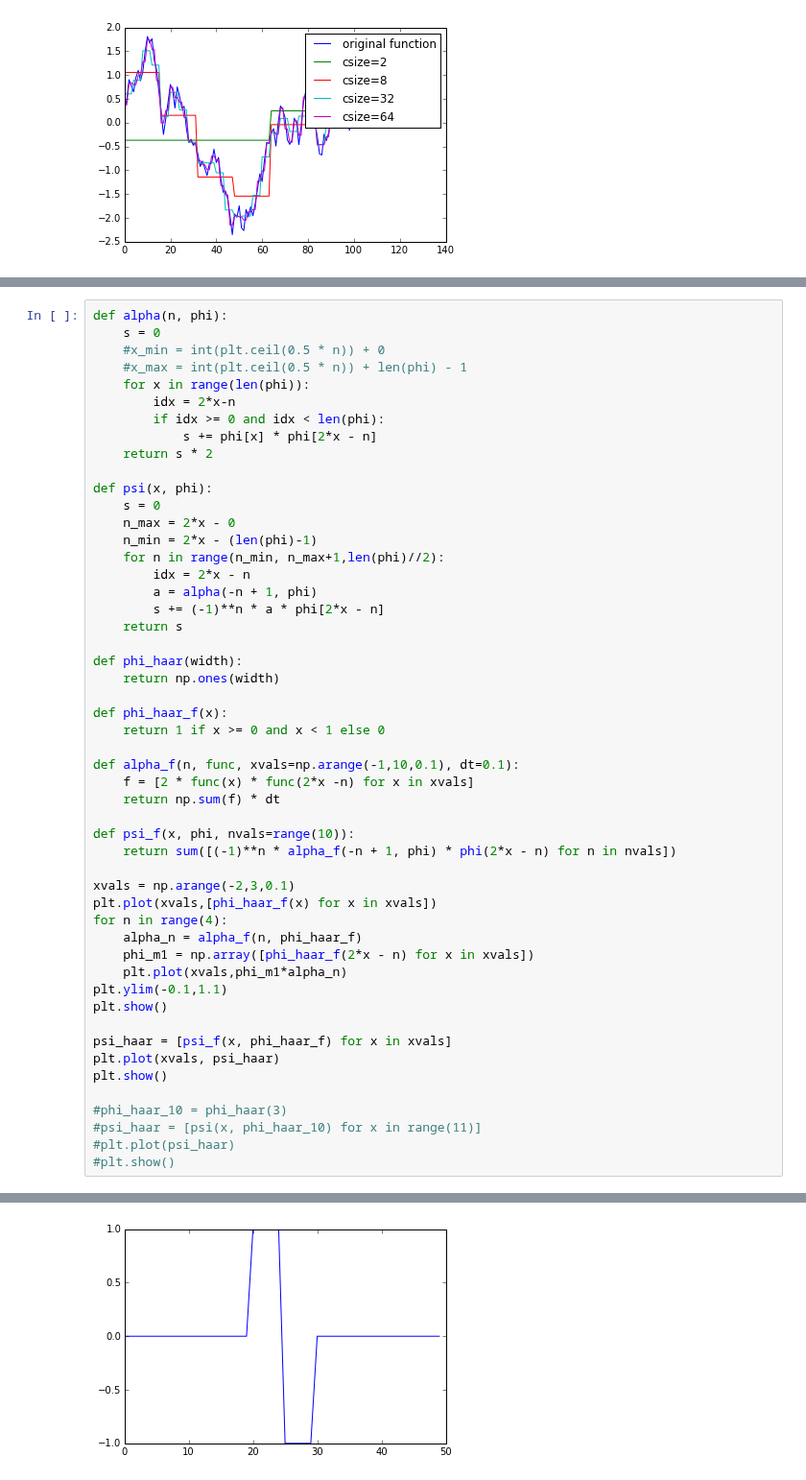
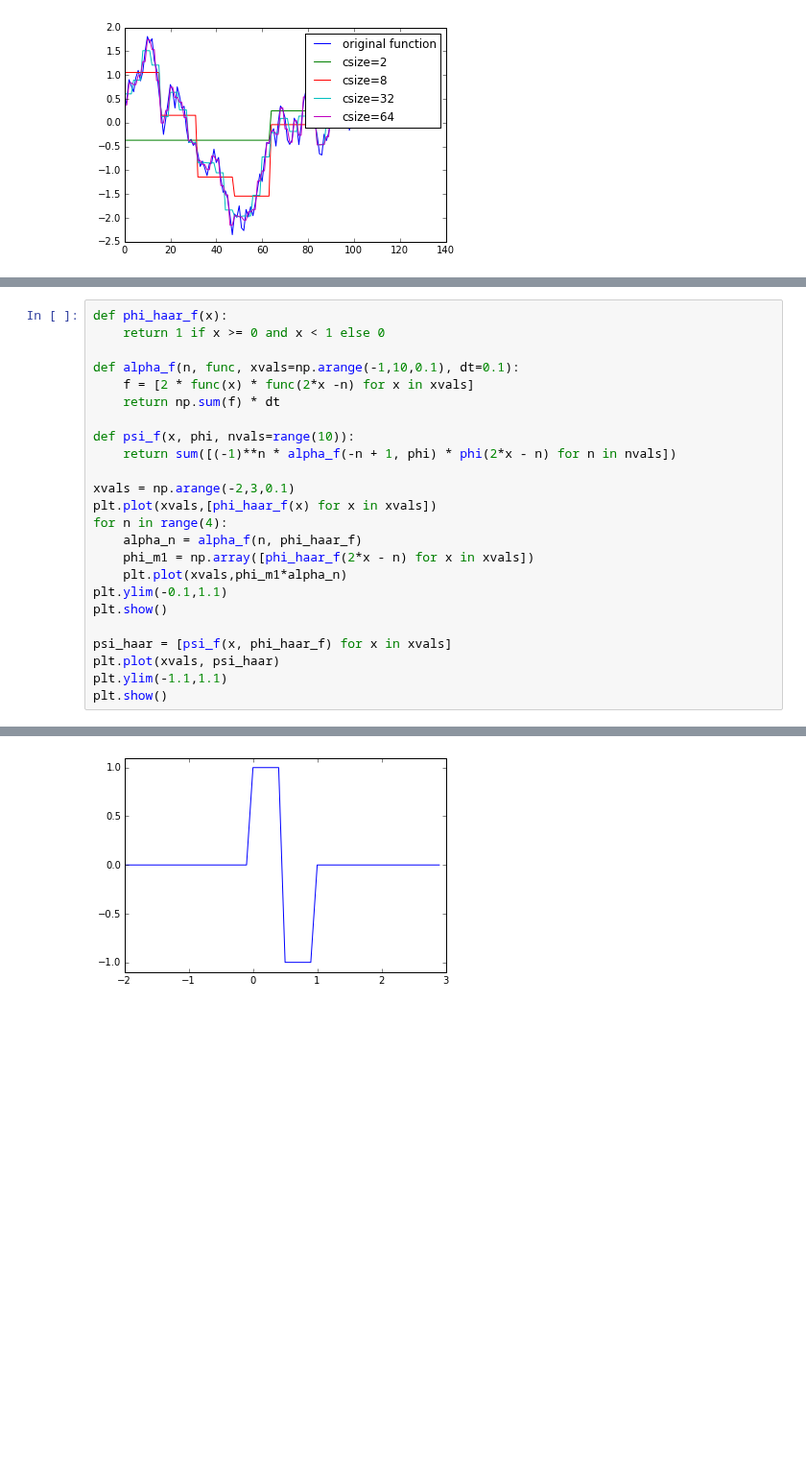
Before and after one commit to CSchoel/learn-wavelets, a Jupyter notebook: wavelet-introduction.ipynb, the cells around one changed output, grey strips where cells are left out. Shown at 96% size. Drawn from its saved outputs; the diff is of its cells as text; blank space fills up the shorter version.

```diff
--- a/wavelet-introduction.ipynb
+++ b/wavelet-introduction.ipynb
@@ -629,54 +652,27 @@ There are, of course, other wavelets that have more practically relevant propert
 # %%
-def alpha(n, phi):
-    s = 0
-    #x_min = int(plt.ceil(0.5 * n)) + 0
-    #x_max = int(plt.ceil(0.5 * n)) + len(phi) - 1
-    for x in range(len(phi)):
-        idx = 2*x-n
-        if idx >= 0 and idx < len(phi):
-            s += phi[x] * phi[2*x - n]
-    return s * 2
-
-def psi(x, phi):
-    s = 0
-    n_max = 2*x - 0
-    n_min = 2*x - (len(phi)-1)
-    for n in range(n_min, n_max+1,len(phi)//2):
-        idx = 2*x - n
-        a = alpha(-n + 1, phi)
-        s += (-1)**n * a * phi[2*x - n]
-    return s
-
-def phi_haar(width):
-    return np.ones(width)
-
 def phi_haar_f(x):
     return 1 if x >= 0 and x < 1 else 0
 
 def alpha_f(n, func, xvals=np.arange(-1,10,0.1), dt=0.1):
     f = [2 * func(x) * func(2*x -n) for x in xvals]
     return np.sum(f) * dt
 
 def psi_f(x, phi, nvals=range(10)):
     return sum([(-1)**n * alpha_f(-n + 1, phi) * phi(2*x - n) for n in nvals])
 
 xvals = np.arange(-2,3,0.1)
 plt.plot(xvals,[phi_haar_f(x) for x in xvals])
 for n in range(4):
     alpha_n = alpha_f(n, phi_haar_f)
     phi_m1 = np.array([phi_haar_f(2*x - n) for x in xvals])
     plt.plot(xvals,phi_m1*alpha_n)
 plt.ylim(-0.1,1.1)
 plt.show()
 
 psi_haar = [psi_f(x, phi_haar_f) for x in xvals]
 plt.plot(xvals, psi_haar)
+plt.ylim(-1.1,1.1)
 plt.show()
-
-#phi_haar_10 = phi_haar(3)
-#psi_haar = [psi(x, phi_haar_10) for x in range(11)]
-#plt.plot(psi_haar)
-#plt.show()
 # %% [output]
 [figure]
-[figure, old version]
+[figure, new version]
```
Also changed, not shown: parts of 3 cells of this notebook.
